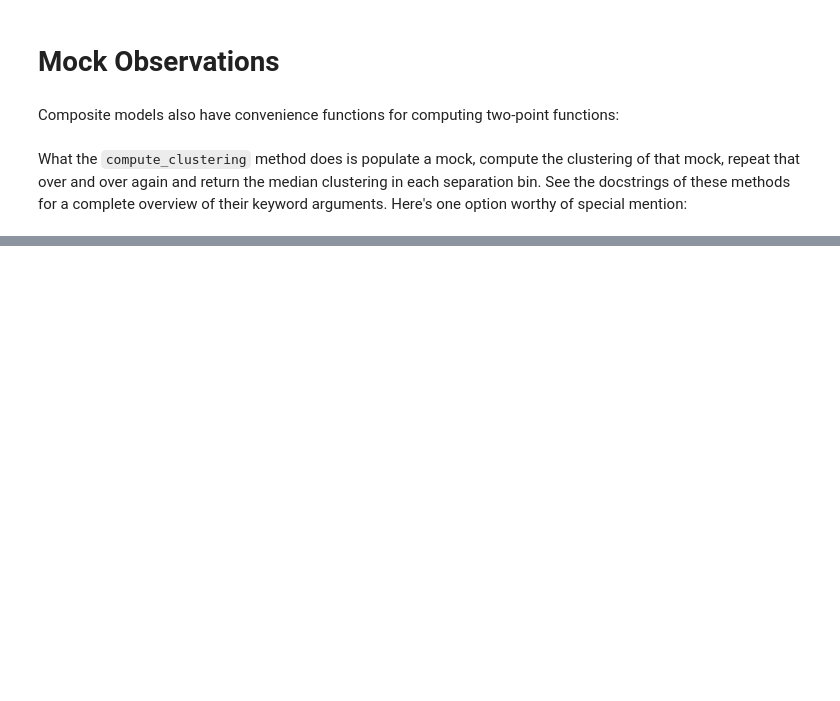
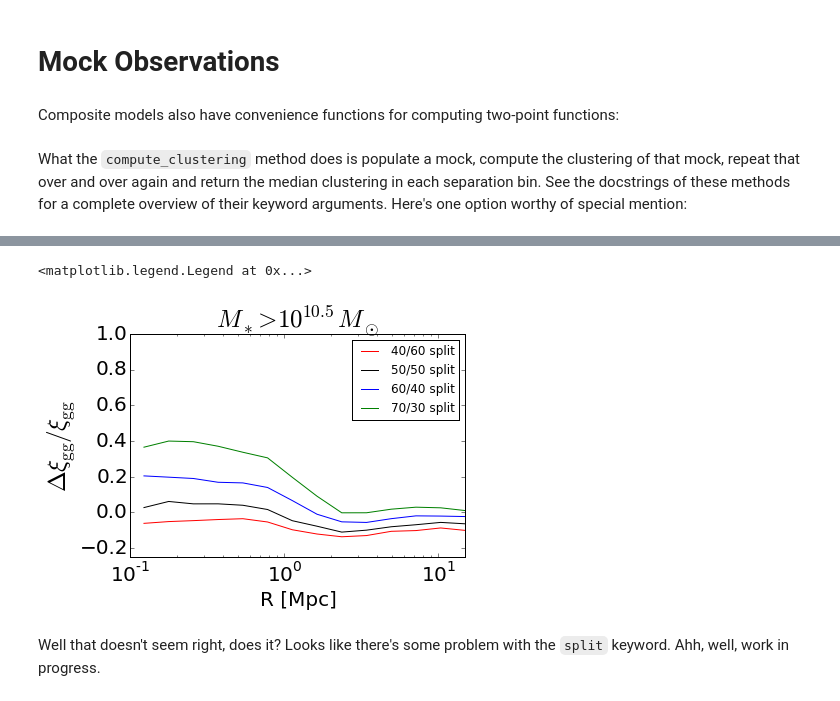
Before and after one commit to parejkoj/halotools, a Jupyter notebook: hearin15_demo.ipynb, the cells around one changed output, grey strips where cells are left out. Saved outputs shown, nothing was run; the diff lists cells and outputs as text; code cells hidden in the pictures; blank space fills up the shorter version.

```diff
--- a/hearin15_demo.ipynb
+++ b/hearin15_demo.ipynb
@@ -88,0 +199,32 @@ r, xi_cc, xi_cs, xi_ss = model2.compute_galaxy_clustering(gal_type = 'centrals',
+# %%
+r, xi_assembias5 = assembias_model5.compute_galaxy_clustering()
+r, xi_assembias6 = assembias_model6.compute_galaxy_clustering()
+r, xi_assembias7 = assembias_model7.compute_galaxy_clustering()
+r, xi_assembias8 = assembias_model8.compute_galaxy_clustering()
+
+fracdiff5 = (xi_assembias5 - xi_baseline)/xi_baseline
+fracdiff6 = (xi_assembias6 - xi_baseline)/xi_baseline
+fracdiff7 = (xi_assembias7 - xi_baseline)/xi_baseline
+fracdiff8 = (xi_assembias8 - xi_baseline)/xi_baseline
+# %%
+plt.plot(r, fracdiff5, color='red', label='40/60 split')
+plt.plot(r, fracdiff6, color='k', label='50/50 split')
+plt.plot(r, fracdiff7, color='blue', label='60/40 split')
+plt.plot(r, fracdiff8, color='green', label='70/30 split')
+
+plt.xscale('log')
+plt.xticks(fontsize=20)
+plt.yticks(fontsize=20)
+plt.xlim(xmin = 0.1, xmax=15)
+plt.ylim(ymin = -0.25, ymax = 1)
+
+plt.xlabel('R [Mpc]', fontsize=20)
+plt.ylabel(r'$\Delta\xi_{\rm gg} / \xi_{\rm gg}$', fontsize=25)
+plt.title(r'$M_{\ast} > 10^{10.5} M_{\odot}$', fontsize=25)
+
+plt.legend()
+# %% [output]
+<matplotlib.legend.Legend at 0x...>
+[figure, added]
+# %% [markdown]
+Well that doesn't seem right, does it? Looks like there's some problem with the `split` keyword. Ahh, well, work in progress.
```
Also changed, not shown: parts of 20 cells of this notebook.
